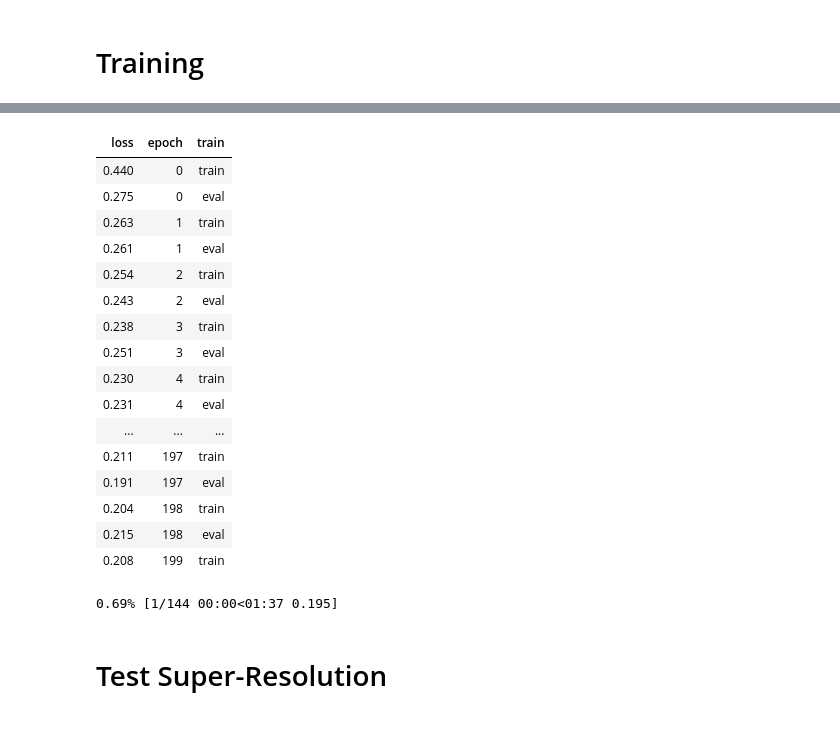
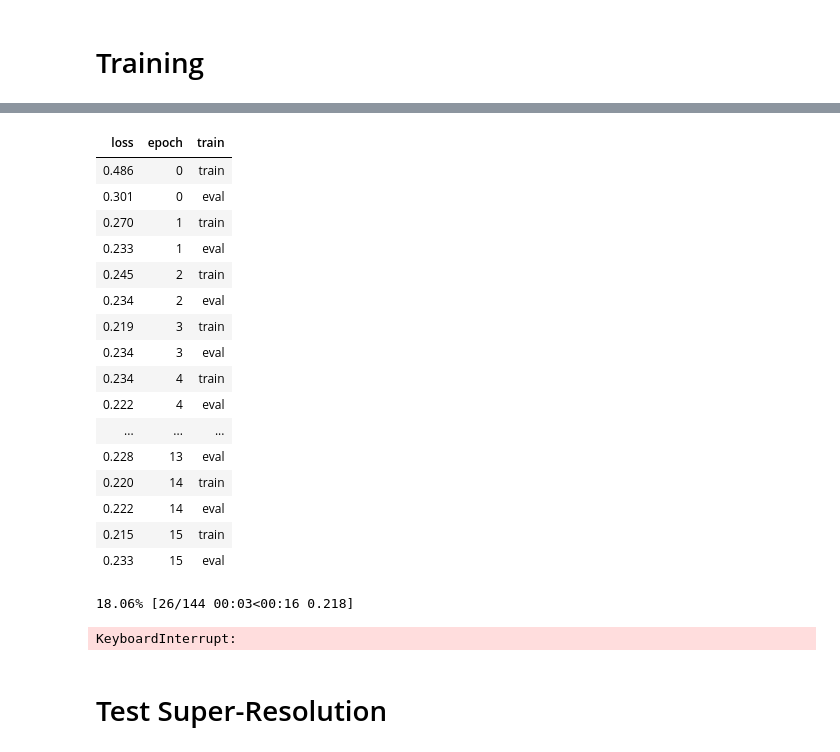
Before and after one commit to JohnRomanelis/SPVD, a Jupyter notebook: experiments/SuperResolution.ipynb, the cells around one changed output, grey strips where cells are left out. Saved outputs shown, nothing was run; the diff lists cells and outputs as text; code cells hidden in the pictures.

```diff
--- a/experiments/SuperResolution.ipynb
+++ b/experiments/SuperResolution.ipynb
@@ -30,7 +30,7 @@ class ShapaNet15kNoisySparseSuperRes(ShapeNet15kPointClouds):
 
     def __init__(self, root_dir='./data/ShapeNetCore.v2.PC15k', categories=['chair'], pres=1e-5, #, 'car', 'airplane', 'table', 'bag'
                  noise_params={'beta_min':0.0001 ,'beta_max':0.02 , 'n_steps':1000},
-                 high_res = 8192, low_res = 1024,
+                 high_res = 2048, low_res = 1024,
                  split='train',
                  random_subsample=False):
         super().__init__(root_dir=root_dir,
@@ -90,7 +90,8 @@ class ShapaNet15kNoisySparseSuperRes(ShapeNet15kPointClouds):
             'mask': mask
         }
 # %%
-path = '/home/tourloid/Desktop/PhD/Data/ShapeNetCore.v2.PC15k'
+path = '/home/vvrbeast/Desktop/Giannis/Data/ShapeNetCore.v2.PC15k'
+
 tr_dataset = ShapaNet15kNoisySparseSuperRes(root_dir=path, low_res=512, split='train')
 vl_dataset = ShapaNet15kNoisySparseSuperRes(root_dir=path, low_res=512, split='val')
 
@@ -114,7 +127,7 @@ class DDPMCB(Callback):
         pts = learn.batch['noisy_pc']
         t = torch.tensor(learn.batch['t'])
         inp = (pts, t)
-        target = learn.batch['noise'], learn.batch['mask']
+        target = learn.batch['noise'], learn.batch['mask'].view(-1)
         learn.batch = (inp, target)
 # %%
 from pclab.utils import def_device
@@ -173,8 +186,9 @@ class CustomMSELoss(nn.Module):
         noise, mask = target
 
         # calculate loss only for the noisy points
-        preds = preds[~mask.view(-1), :3]# * mask
-        noise = noise.view(-1, 3)[~mask.view(-1)]# * mask
+        preds = preds[~mask, :3]
+
+        noise = noise.view(-1, 3)[~mask]
 
         return self.loss_fn(preds, noise)
 # %% [markdown]
@@ -195,6 +209,6 @@ learn.lr_find(max_mult=3)
 # %%
 lr = 0.0001
-epochs = 500
+epochs = 20
 
 model = get_model()
 
@@ -214,20 +228,21 @@ learn.fit(epochs)
 | loss | epoch | train |
-| 0.440 | 0 | train |
-| 0.275 | 0 | eval |
-| 0.263 | 1 | train |
-| 0.261 | 1 | eval |
-| 0.254 | 2 | train |
-| 0.243 | 2 | eval |
-| 0.238 | 3 | train |
-| 0.251 | 3 | eval |
-| 0.230 | 4 | train |
-| 0.231 | 4 | eval |
+| 0.486 | 0 | train |
+| 0.301 | 0 | eval |
+| 0.270 | 1 | train |
+| 0.233 | 1 | eval |
+| 0.245 | 2 | train |
+| 0.234 | 2 | eval |
+| 0.219 | 3 | train |
+| 0.234 | 3 | eval |
+| 0.234 | 4 | train |
+| 0.222 | 4 | eval |
 | ... | ... | ... |
-| 0.211 | 197 | train |
-| 0.191 | 197 | eval |
-| 0.204 | 198 | train |
-| 0.215 | 198 | eval |
-| 0.208 | 199 | train |
+| 0.228 | 13 | eval |
+| 0.220 | 14 | train |
+| 0.222 | 14 | eval |
+| 0.215 | 15 | train |
+| 0.233 | 15 | eval |
-0.69% [1/144 00:00<01:37 0.195]
+18.06% [26/144 00:03<00:16 0.218]
+KeyboardInterrupt:
 # %% [markdown]
 # Test Super-Resolution
```
Also changed, not shown: parts of 30 cells of this notebook.
